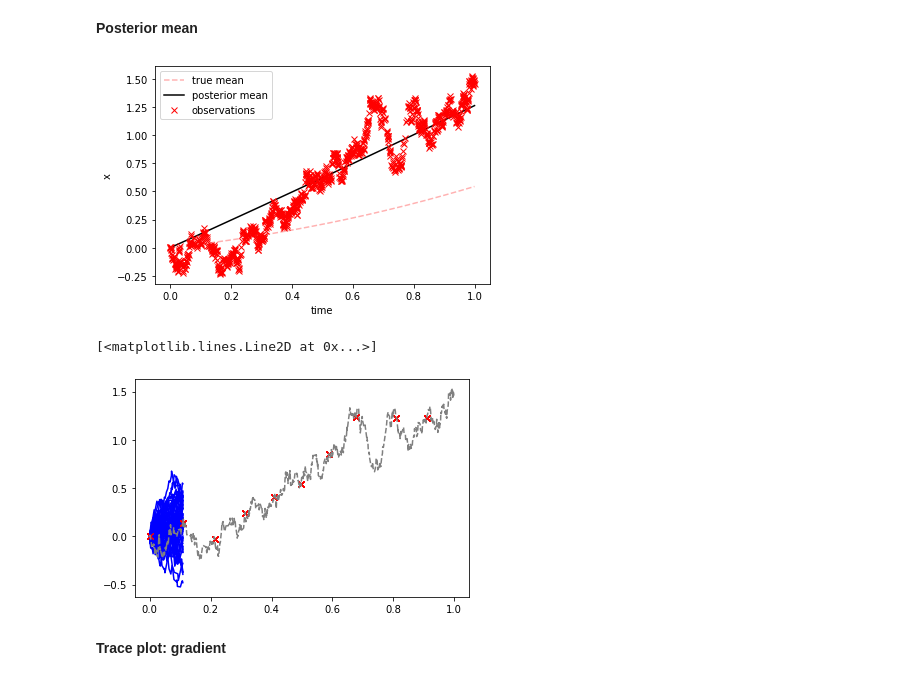
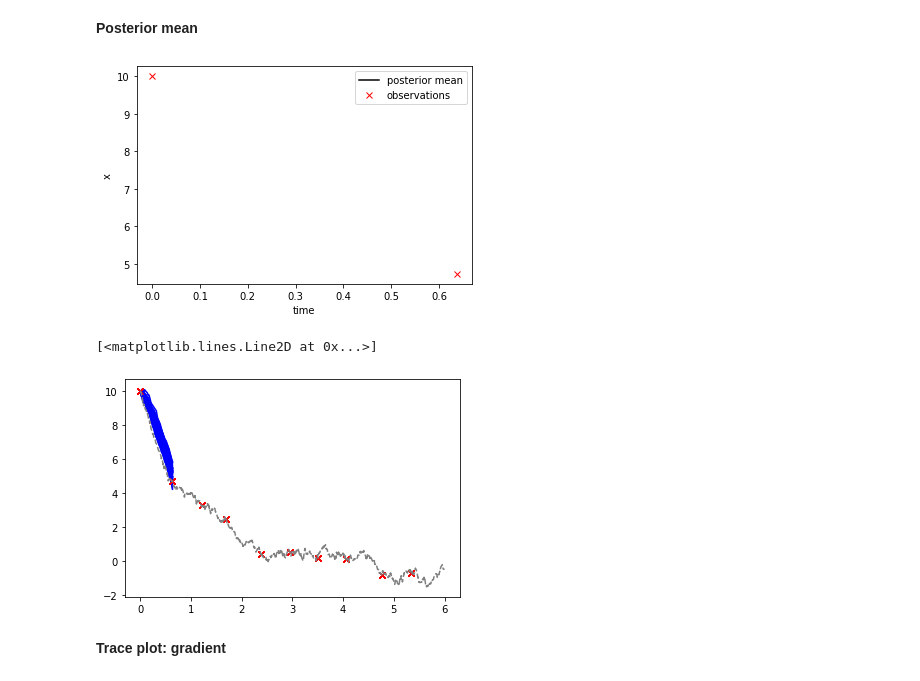
Before and after one commit to thysics/VI_SDE, a Jupyter notebook: vi_sde_tou-toy.ipynb, the cells around one changed output. Saved outputs shown, nothing was run; the diff lists cells and outputs as text; code cells hidden in the pictures.

Commit message:
add MLE for time-dependent OU & Vectorize the code

```diff
--- a/vi_sde_tou-toy.ipynb
+++ b/vi_sde_tou-toy.ipynb
@@ -10,7 +39,7 @@ This code is to show how the black-box variational inference with $\textbf{time-
 # %% [markdown]
 **Class: OU processes**
 # %%
-class OU:
+class tOU:
     def __init__(self, t0, t1, z0, m0, alpha, beta, sigma, r, dN):
         self.t0 = t0
         self.t1 = t1
@@ -37,7 +66,7 @@ class OU:
         for t in range(1, len(self.pts)):
             # if the distance is too small, variance becomes 0
             mean = (output[t-1] - beta_t[t-1]) * np.exp(-1 * self.r * interval[t-1] )
-            sd = np.sqrt(self.sigma * interval[t-1])
+            sd = np.sqrt((self.sigma / 2*self.r) * (1 - np.exp(-2 * self.r * interval[t-1])))
 #             print(mean, sd)
             assert sd > 0, "standard deviation is negative, sd:%.3f interval: %.3f" % (sd, interval[t-1] )
             output[t] = ss.norm.rvs(loc = mean, scale = sd)
@@ -126,11 +155,13 @@ class Score:
         def compute_transition(X, dt, alpha, beta, sigma, m0, pts):
             """
             Compute the transition density of the (simulated) path
+            Note that if r < 0, term1 becomes nan ( there is a constraint that r > 0)
             """
             beta_t = alpha * (((pts[:-1] + 1) ** beta) - 1) + m0 - torch.exp(r * dt) * (alpha * (((pts[1:] + 1) ** beta) - 1) + m0)
+            term1 = -0.5 * (2 * torch.log(sigma) + torch.log( 1 - torch.exp(-2 * r * dt)) - torch.log( r ))
             term2 = X[1:] - (X[:-1] - beta_t) * torch.exp( -1 * r * dt)
-            term3 = 2 * (sigma ** 2) * dt
-            return -1 * torch.sum(term2 ** 2 / term3)
+            term3 = (sigma ** 2) * (1 - torch.exp(-2 * r * dt)) / r
+            return torch.sum( term1 - ((term2 ** 2) / term3))
 
         NLL = compute_transition(X, dt, alpha, beta, sigma, m0, pts)
 
@@ -144,6 +175,6 @@ Noisy Observations from the SDE:
 
 $dX_{t} = -X_{t}dt + \sigma dW_{t}$
 # %%
-true_sde = OU(t0 = 0, t1 = 1, z0 = 0, m0 = 0, alpha = 0.124, beta = 2.43, sigma = 1, r = -0.124, dN = 1000)
+true_sde = OU(t0 = 0, t1 = 6., z0 = 10, alpha = 0, beta = 1., sigma = 1., dN=1000)
 # %%
 plt.plot(true_sde.pts, true_sde.trj, 'rx')
@@ -168,13 +202,14 @@ plt.show()
 import tqdm as tq
 # %%
 beta_ = 1.
-alpha_ = 1.
-r_ = 0.5
-m0 = true_sde.m0
+alpha_ = 0.
+r_ = 1.
+m0 = obs[0]
 
 N = 50
 N_e = 50
-learning_rate = 0.00001
+learning_rate = 0.0000001
+lr = learning_rate
 
 trace_pars = []
 trace_elbo = []
@@ -184,7 +219,7 @@ for k in tq.tqdm(range(300)):
     r_grad = 0.
 
     for i in range(N):
-        vi = OU(t0 = obs_time[0], t1 = obs_time[1], z0 = obs[0], m0 = 0, alpha = alpha_, beta = beta_, sigma = 1, r = r_, dN = 30)
+        vi = tOU(t0 = obs_time[0], t1 = obs_time[1], z0 = obs[0], m0 = m0, alpha = alpha_, beta = beta_, sigma = 1, r = r_, dN = 30)
         elbo = ELBO(vi)
         score = Score(vi)
 
@@ -197,19 +232,25 @@ for k in tq.tqdm(range(300)):
 
     beta_ -= learning_rate * (beta_grad/N).numpy()
     alpha_ -= learning_rate * (alpha_grad/N).numpy()
-    r_ -= learning_rate * (r_grad/N).numpy()
+    r__ = r_ + learning_rate * (r_grad/N).numpy()
+
+    # It is to ensure r should be strictly positive (i.e. projected gradient method)
+    while r__ < 0:
+        r__ = r_ + lr * (r_grad/N).numpy()
+        lr *= 0.5
+    r_ = r__
 
 
     elbo_estimate = 0
     for j in range(N_e):
-        vi_ = OU(t0 = obs_time[0], t1=obs_time[1], z0 = obs[0], m0 = 0, alpha = alpha_, beta = beta_, sigma = 1, r = r_, dN = 30)
+        vi_ = tOU(t0 = obs_time[0], t1=obs_time[1], z0 = obs[0], m0 = m0, alpha = alpha_, beta = beta_, sigma = 1, r = r_, dN = 30)
         elbo_ = ELBO(vi_)
         elbo_estimate += -1 * (elbo_.log_prob(obs[1]) + elbo_.KL_ito() + elbo_.KL_rest())
 
     elbo_estimate *= 1/N_e
 
-    if k % 30 == 0:
-        print("beta = ", beta_, "alpha = ", alpha_, "r = ", r_)
+    if k % 100 == 0:
+        print("beta = ", beta_, "alpha = ", alpha_, "r = ", r_, 'ELBO = ', elbo_estimate)
 
     trace_pars.append((beta_, alpha_, r_))
     trace_elbo.append(elbo_estimate)
@@ -234,22 +266,22 @@ true_mean = lambda x: true_sde.alpha * (((x + 1) ** true_sde.beta) - 1) + true_s
 # %%
-plt.plot(true_sde.pts, true_mean(true_sde.pts), color='r', alpha=0.3, linestyle='dashed', label="true mean")
-plt.plot(true_sde.pts, post_mean(true_sde.pts), color='black', label="posterior mean")
-plt.plot(true_sde.pts, true_sde.trj, 'rx', label='observations')
+# plt.plot(true_sde.pts[:100], true_mean(true_sde.pts)[:100], color='r', alpha=0.3, linestyle='dashed', label="true mean")
+plt.plot(true_sde.pts[:100], post_mean(true_sde.pts)[:100], color='black', label="posterior mean")
+plt.plot(true_sde.pts[::100][:2], obs[:2], 'rx', label='observations')
 plt.legend()
 plt.xlabel("time")
 plt.ylabel("x")
 plt.show()
 # %% [output]
-[figure, old version]
+[figure, new version]
 # %%
 for i in range(50):
-    posterior = OU(t0 = obs_time[0], t1 = obs_time[1], z0 = obs[0], m0 = true_sde.m0, alpha = alpha_, beta = beta_, sigma = 1, r = r_, dN = 30)
+    posterior = tOU(t0 = obs_time[0], t1 = obs_time[1], z0 = obs[0], m0 = obs[0], alpha = alpha_, beta = beta_, sigma = 1, r = r_, dN = 30)
     plt.plot(posterior.pts, posterior.trj, 'b')
     plt.plot(obs_time, obs, 'rx')
 plt.plot(true_sde.pts,true_sde.trj, 'grey', linestyle='dashed')
 # %% [output]
 [<matplotlib.lines.Line2D at 0x...>]
-[figure, old version]
+[figure, new version]
 # %% [markdown]
 **Trace plot: gradient**
 # %%
```
Also changed, not shown: parts of 22 cells of this notebook, 2 other files.
